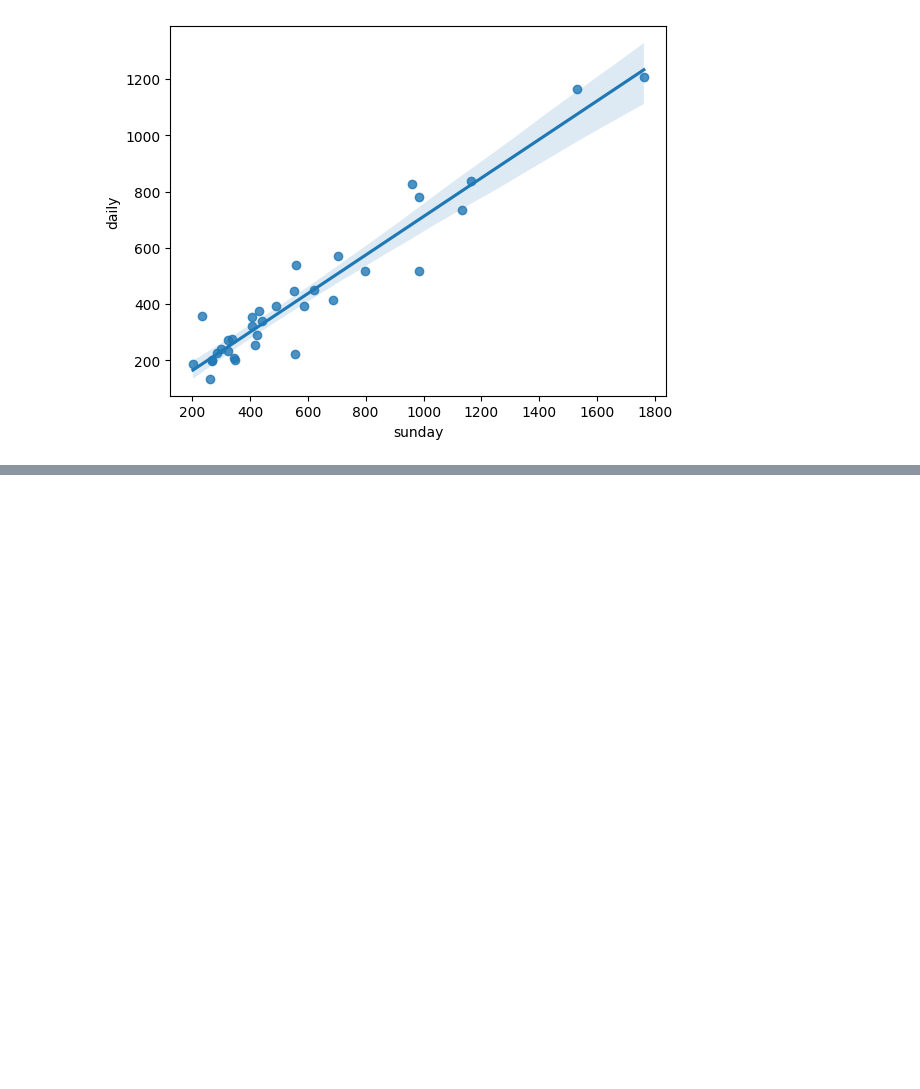
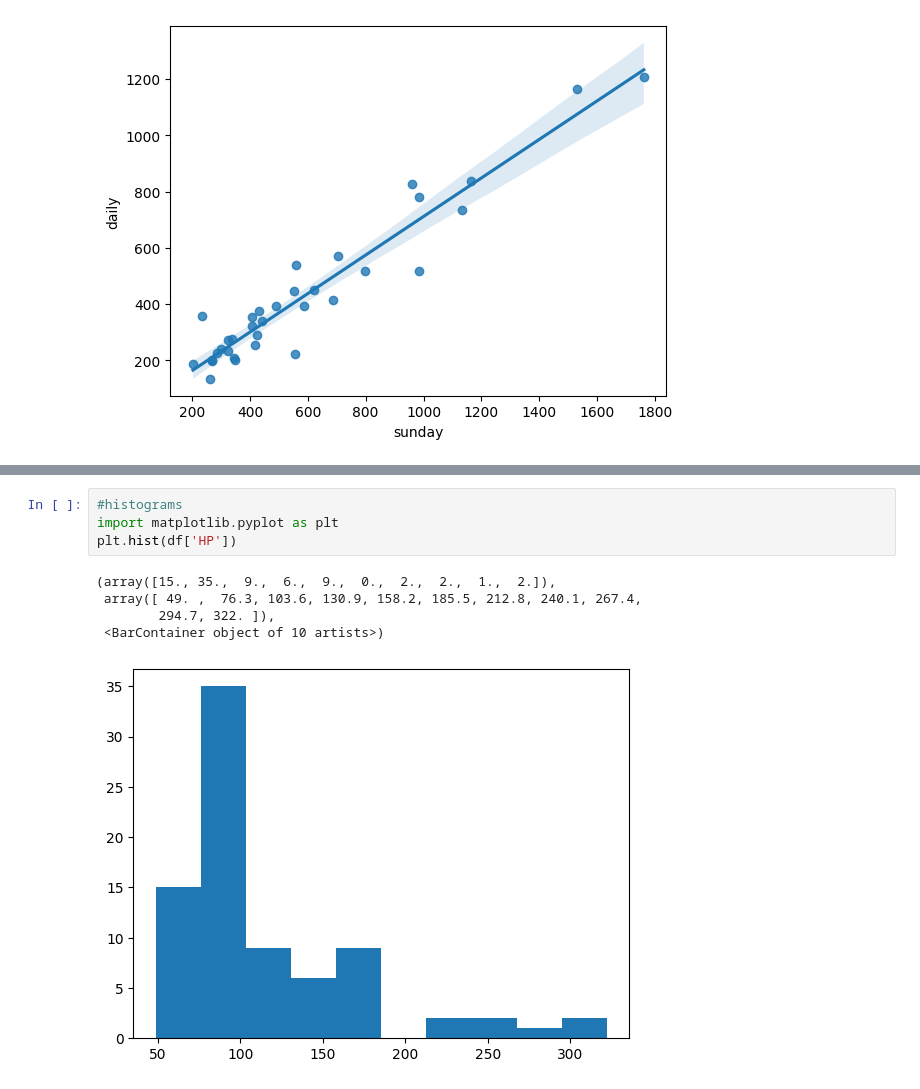
Before and after one commit to SisirBhargav/Zeta-aiml, a Jupyter notebook: Adclass.ipynb, the cells around one changed output, grey strips where cells are left out. Cells and saved outputs as stored; diff of their text form; blank space fills up the shorter version.

```diff
--- a/Adclass.ipynb
+++ b/Adclass.ipynb
@@ -1093,0 +1139,10 @@ sns.regplot(x='sunday',y='daily',data=df)
+# %%
+#histograms
+import matplotlib.pyplot as plt
+plt.hist(df['HP'])
+# %% [output]
+(array([15., 35.,  9.,  6.,  9.,  0.,  2.,  2.,  1.,  2.]),
+ array([ 49. ,  76.3, 103.6, 130.9, 158.2, 185.5, 212.8, 240.1, 267.4,
+        294.7, 322. ]),
+ <BarContainer object of 10 artists>)
+[figure, added]
```
Also changed, not shown: parts of 6 cells of this notebook.
